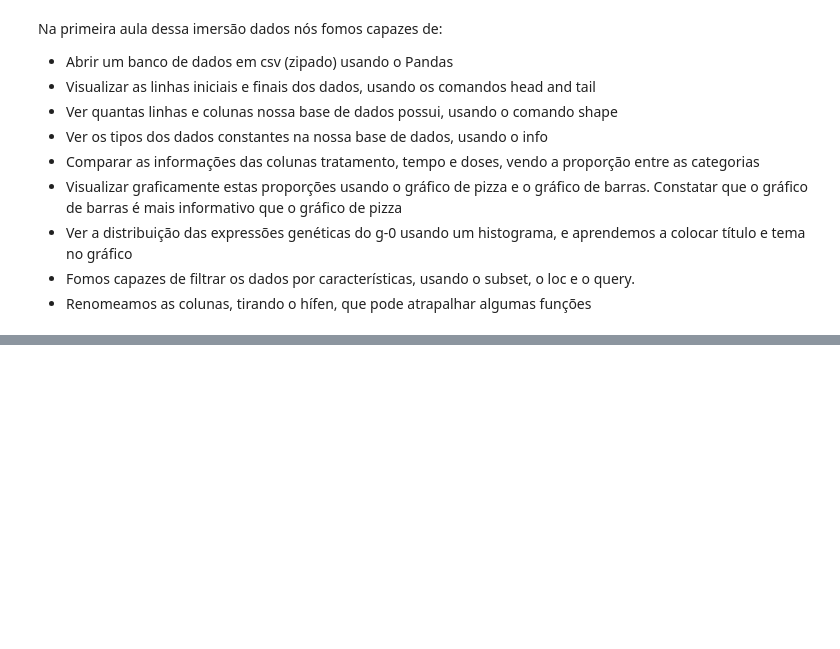
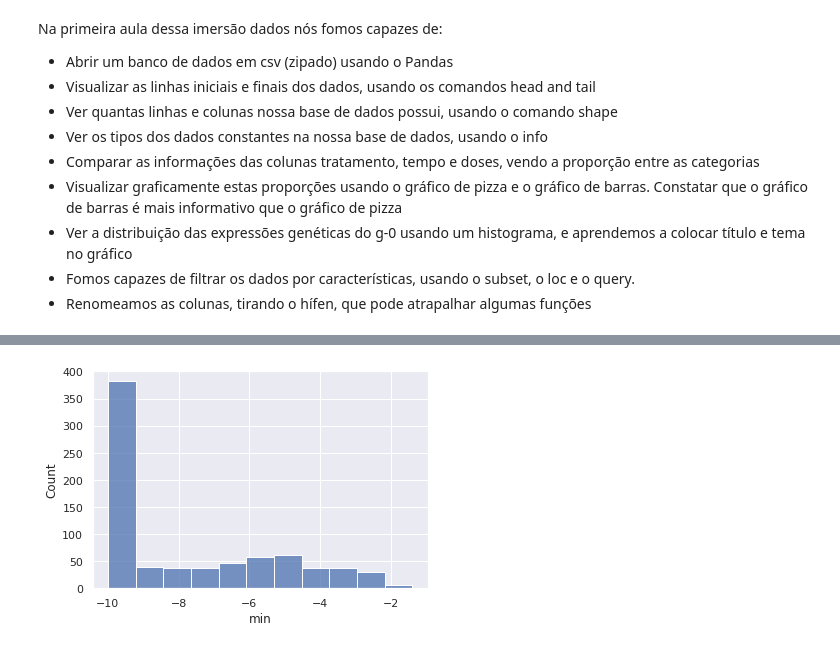
Before and after one commit to ClarisseAlvarenga/Imersao_Alura_3_edicao, a Jupyter notebook: Imersão_Dados_III_Alura_Clarisse.ipynb, the cells around one changed output, grey strips where cells are left out. Drawn from its saved outputs; the diff is of its cells as text; code cells hidden in the pictures; blank space fills up the shorter version.

```diff
--- a/Imersão_Dados_III_Alura_Clarisse.ipynb
+++ b/Imersão_Dados_III_Alura_Clarisse.ipynb
@@ -275,0 +365,4 @@ Na primeira aula dessa imersão dados nós fomos capazes de:
+# %%
+sns.histplot(data=descritivo_genes, x='min');
+# %% [output]
+[figure, added]
```
Also changed, not shown: parts of 41 cells of this notebook.
